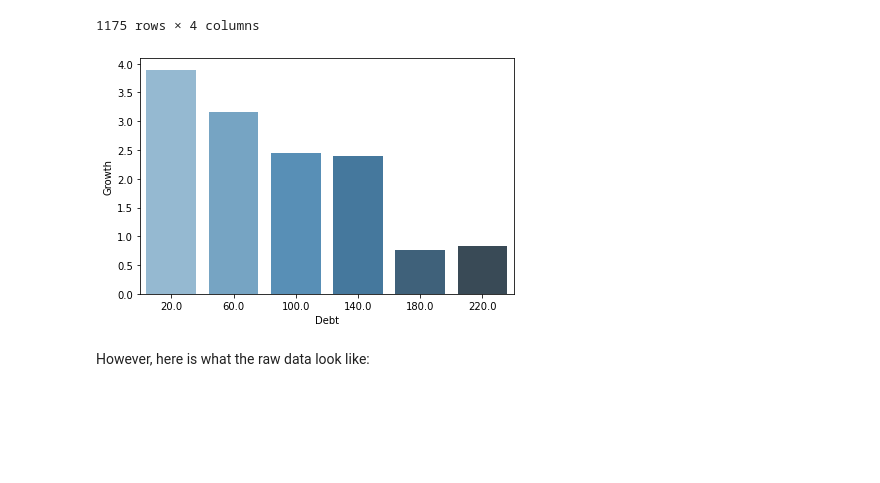
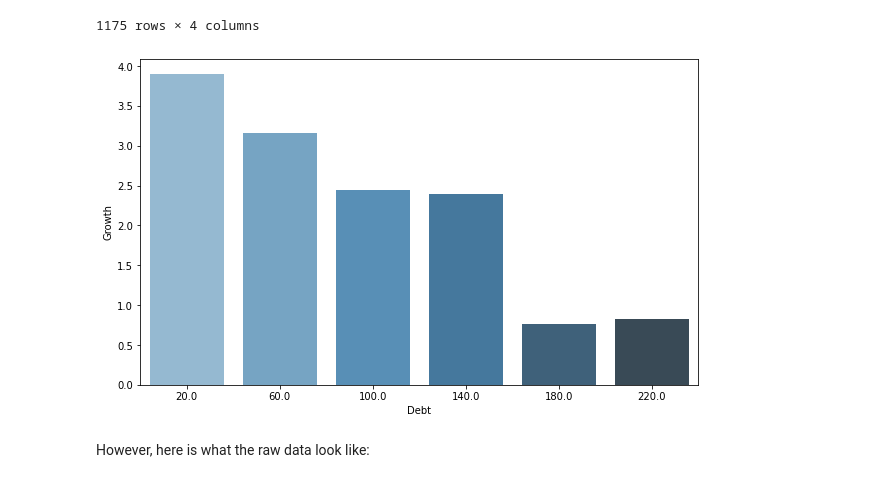
Before and after one commit to AurelienNioche/LectureExperimentalMethods, a Jupyter notebook: lecture.ipynb, the cells around one changed output. Saved outputs shown, nothing was run; the diff lists cells and outputs as text; code cells hidden in the pictures; blank space fills up the shorter version.

```diff
--- a/lecture.ipynb
+++ b/lecture.ipynb
@@ -944,24 +909,22 @@ df
 # %%
 # Create bins
 df['DebtBin'] = pd.cut(df.Debt, bins=range(0, 250, 40), include_lowest=False)
 
 # Compute the mean of each bins
 y = df.groupby('DebtBin').Growth.mean()
 
 # For the x-axis, compute the middle value of each bin
 x = [i.left + (i.right - i.left)/2 for i in y.index.values]
 
 # Create the barplot
-ax = sns.barplot(x=x, y=y.values, palette="Blues_d")
+fig, ax = plt.subplots(figsize=(10, 6))
+sns.barplot(x=x, y=y.values, palette="Blues_d", ax=ax)
 
 # Set the axis labels
 ax.set_xlabel("Debt")
-ax.set_ylabel("Growth")
-
-plt.tight_layout()
-plt.show()
+ax.set_ylabel("Growth");
 # %% [output]
-[figure, old version]
+[figure, new version]
 # %% [markdown]
 However, here is what the raw data look like:
 # %%
```
Also changed, not shown: parts of 17 cells of this notebook, 58 other files.
